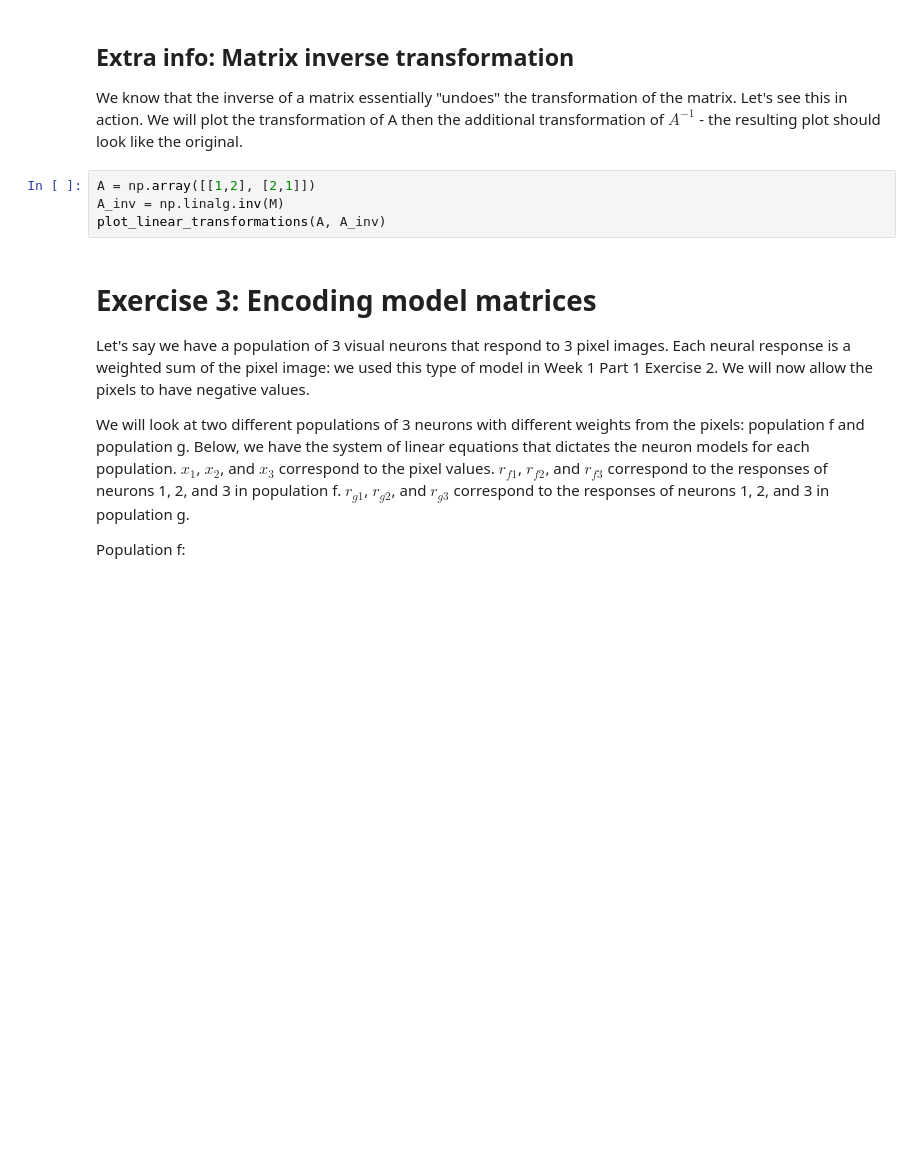
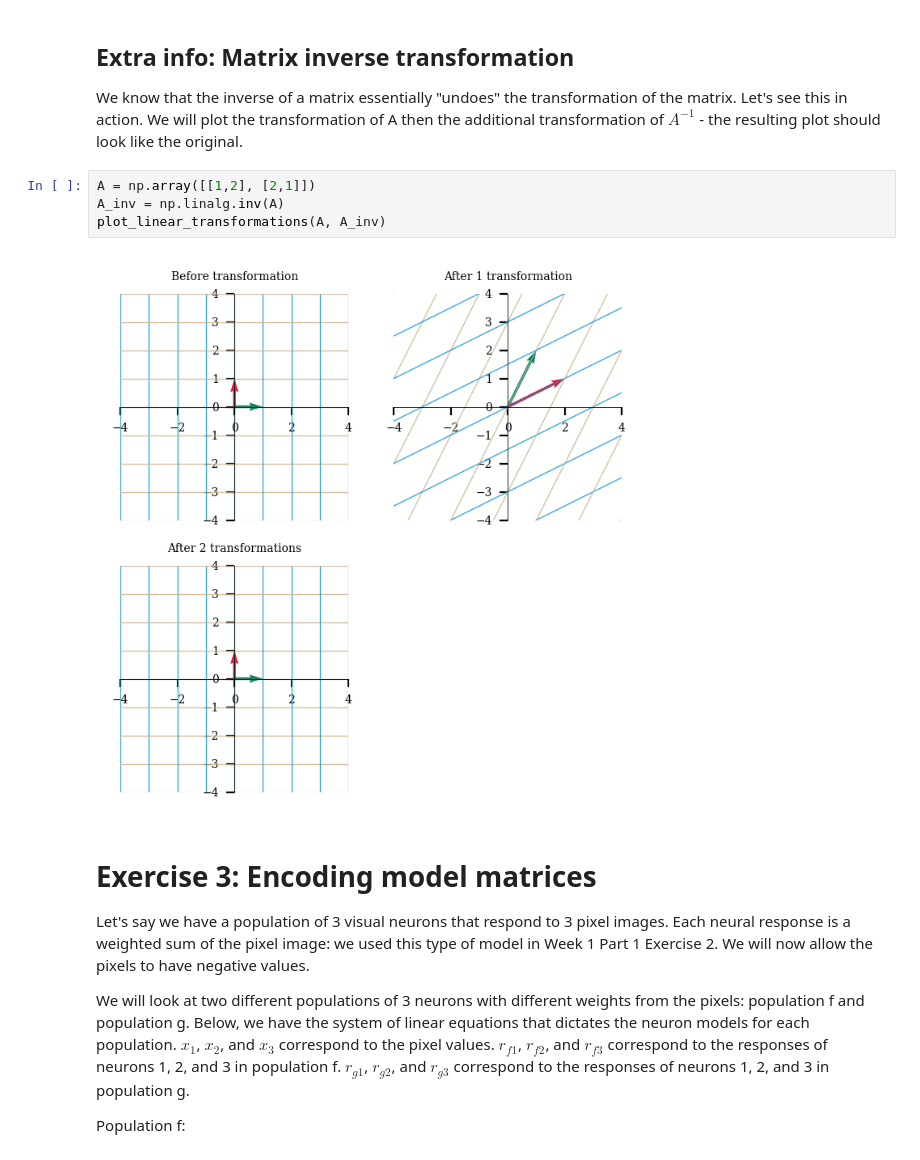
Before and after one commit to JellyX23333/mathForNeuro, a Jupyter notebook: Week2/Week2Tutorial1.ipynb, the cells around one changed output. Saved outputs shown, nothing was run; the diff lists cells and outputs as text; blank space fills up the shorter version.

```diff
--- a/Week2/Week2Tutorial1.ipynb
+++ b/Week2/Week2Tutorial1.ipynb
@@ -444,8 +447,10 @@ A = np.array([[3, 1], [0, 3]])
 We know that the inverse of a matrix essentially "undoes" the transformation of the matrix. Let's see this in action. We will plot the transformation of A then the additional transformation of $A^{-1}$ - the resulting plot should look like the original.
 # %%
 A = np.array([[1,2], [2,1]])
-A_inv = np.linalg.inv(M)
+A_inv = np.linalg.inv(A)
 plot_linear_transformations(A, A_inv)
+# %% [output]
+[figure, added]
 # %% [markdown]
 # Exercise 3: Encoding model matrices
 
```
Also changed, not shown: parts of 7 cells of this notebook.
